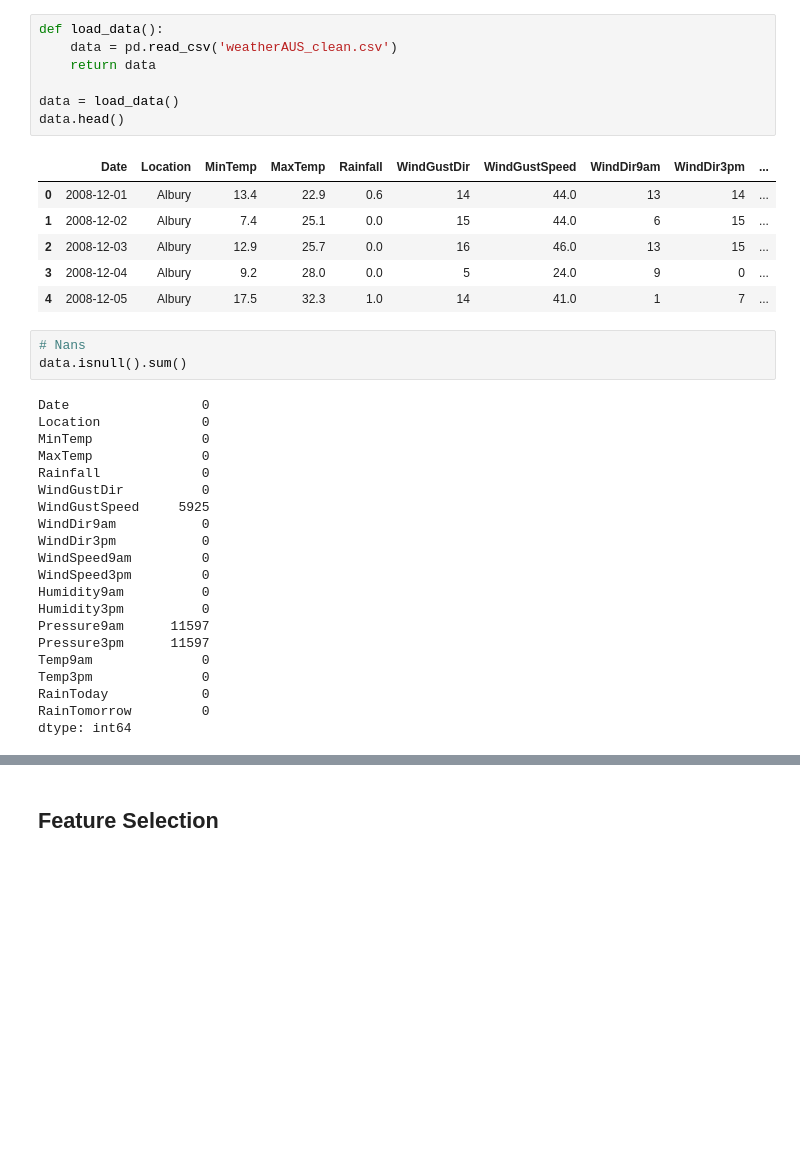
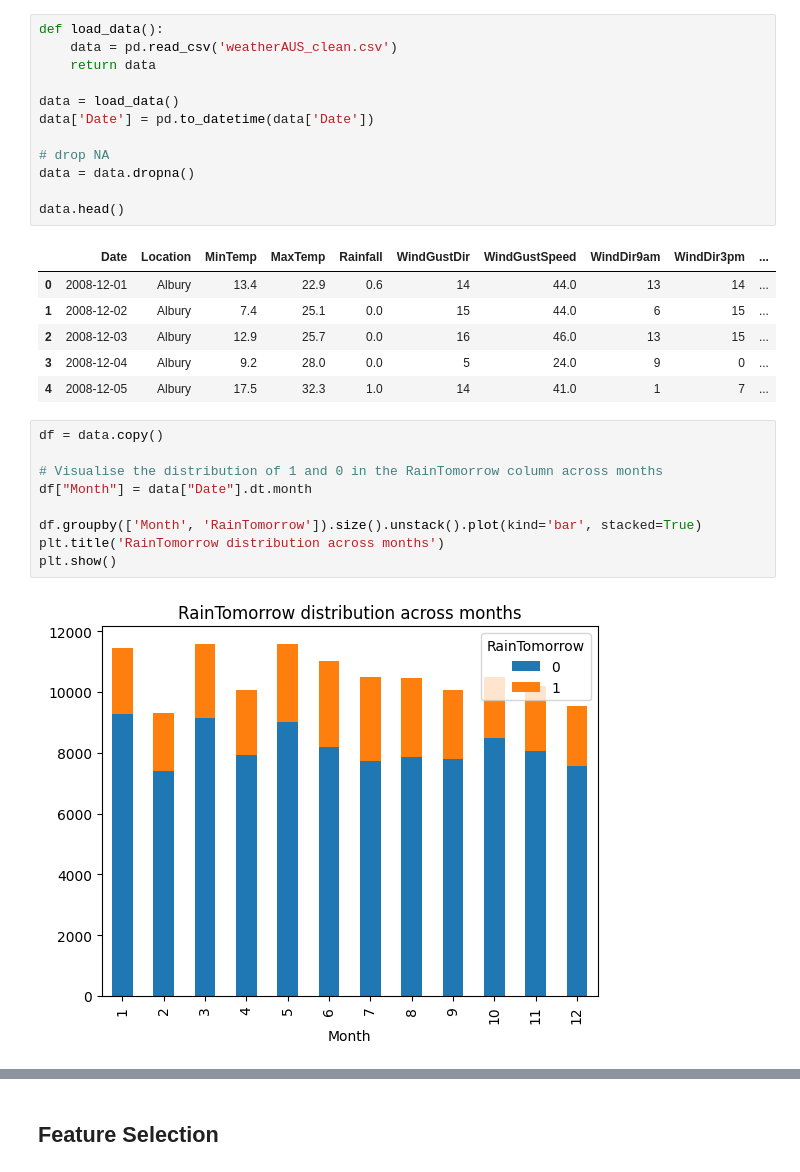
Before and after one commit to EverdeepUni/COMP5310-assignment-2, a Jupyter notebook: assignment2_460373219.ipynb, the cells around one changed output, grey strips where cells are left out. Cells and saved outputs as stored; diff of their text form; blank space fills up the shorter version.

```diff
--- a/assignment2_460373219.ipynb
+++ b/assignment2_460373219.ipynb
@@ -30,6 +29,11 @@ def load_data():
     return data
 
 data = load_data()
+data['Date'] = pd.to_datetime(data['Date'])
+
+# drop NA
+data = data.dropna()
+
 data.head()
 # %% [output]
 |  | Date | Location | MinTemp | MaxTemp | Rainfall | WindGustDir | WindGustSpeed | WindDir9am | WindDir3pm | ... |
@@ -38,27 +42,14 @@ data.head()
 | 2 | 2008-12-03 | Albury | 12.9 | 25.7 | 0.0 | 16 | 46.0 | 13 | 15 | ... |
 | 3 | 2008-12-04 | Albury | 9.2 | 28.0 | 0.0 | 5 | 24.0 | 9 | 0 | ... |
 | 4 | 2008-12-05 | Albury | 17.5 | 32.3 | 1.0 | 14 | 41.0 | 1 | 7 | ... |
-# %%
-# Nans
-data.isnull().sum()
-# %% [output]
-Date                 0
-Location             0
-MinTemp              0
-MaxTemp              0
-Rainfall             0
-WindGustDir          0
-WindGustSpeed     5925
-WindDir9am           0
-WindDir3pm           0
-WindSpeed9am         0
-WindSpeed3pm         0
-Humidity9am          0
-Humidity3pm          0
-Pressure9am      11597
-Pressure3pm      11597
-Temp9am              0
-Temp3pm              0
-RainToday            0
-RainTomorrow         0
-dtype: int64
+# %%
+df = data.copy()
+
+# Visualise the distribution of 1 and 0 in the RainTomorrow column across months
+df["Month"] = data["Date"].dt.month
+
+df.groupby(['Month', 'RainTomorrow']).size().unstack().plot(kind='bar', stacked=True)
+plt.title('RainTomorrow distribution across months')
+plt.show()
+# %% [output]
+[figure, added]
```
Also changed, not shown: parts of 31 cells of this notebook.
